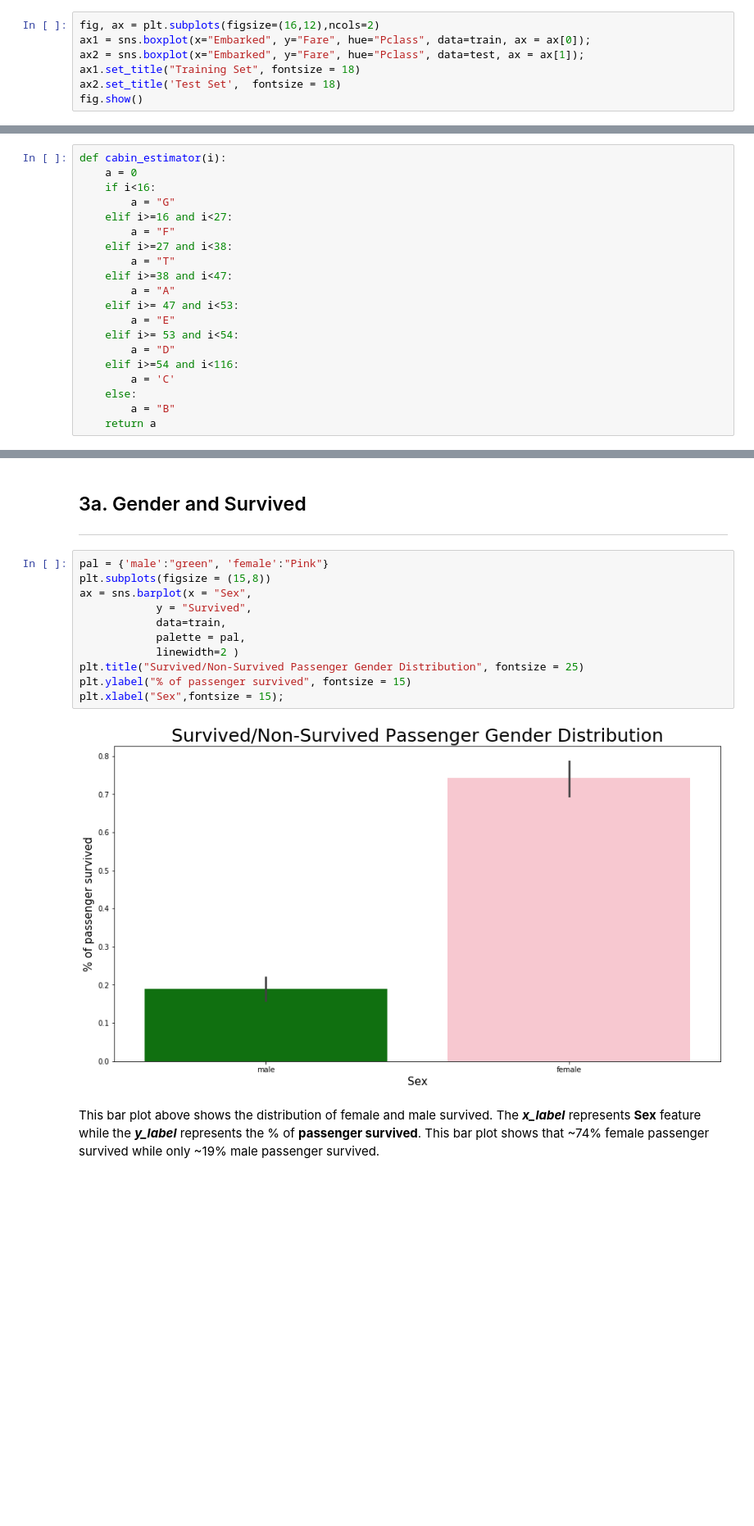
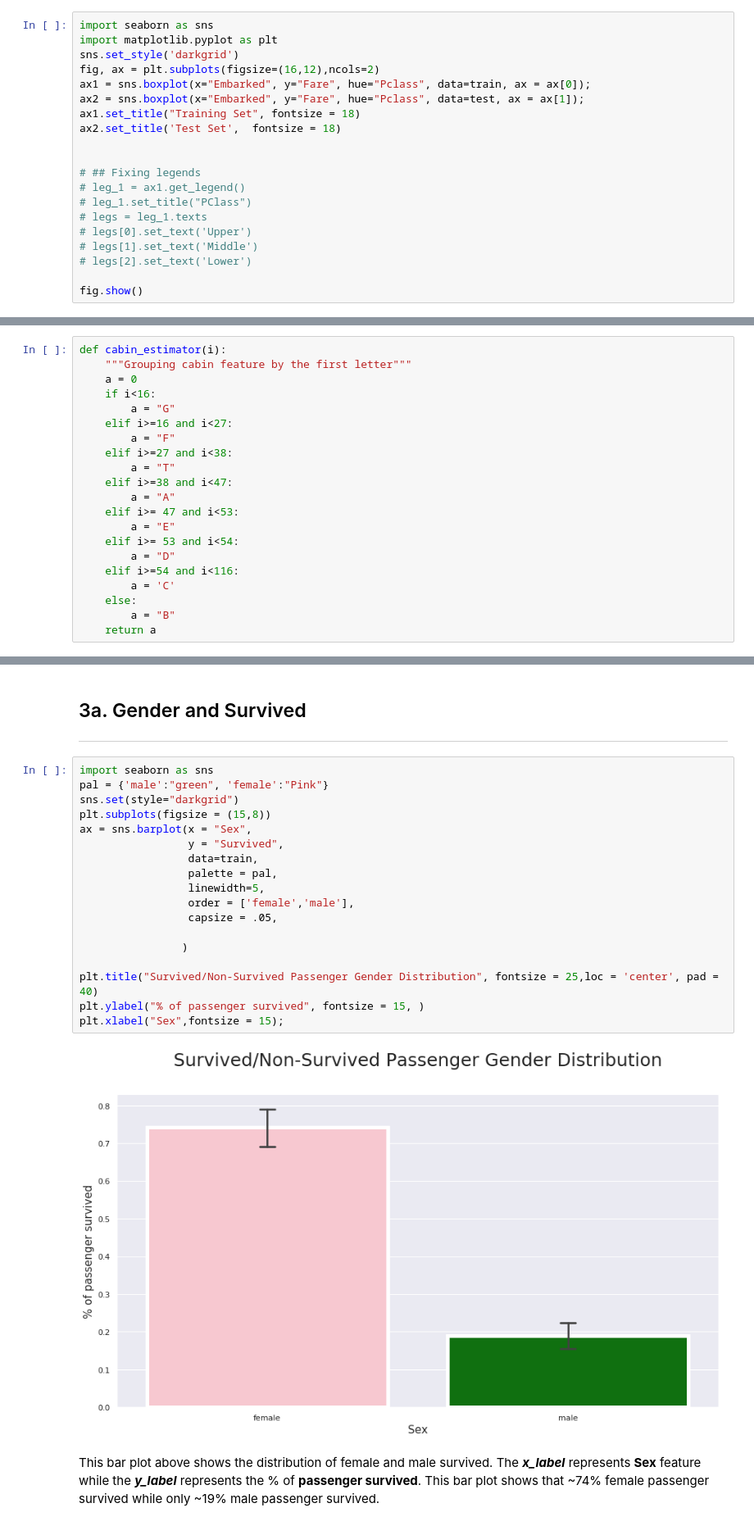
Before and after one commit to masumrumi/Kaggle_Projects, a Jupyter notebook: kernel.ipynb, the cells around one changed output, grey strips where cells are left out. Shown at 82% size. Saved outputs shown, nothing was run; the diff lists cells and outputs as text; blank space fills up the shorter version.

```diff
--- a/kernel.ipynb
+++ b/kernel.ipynb
@@ -353,10 +302,23 @@ train[train.Embarked.isnull()]
 # %% [markdown]
 We may be able to solve these two missing values by looking at other independent variables of the two raws. Both passengers paid a fare of $80, are of Pclass 1 and female Sex. Let's see how the **Fare** is distributed among all **Pclass** and **Embarked** feature values
 # %%
+import seaborn as sns
+import matplotlib.pyplot as plt
+sns.set_style('darkgrid')
 fig, ax = plt.subplots(figsize=(16,12),ncols=2)
 ax1 = sns.boxplot(x="Embarked", y="Fare", hue="Pclass", data=train, ax = ax[0]);
 ax2 = sns.boxplot(x="Embarked", y="Fare", hue="Pclass", data=test, ax = ax[1]);
 ax1.set_title("Training Set", fontsize = 18)
 ax2.set_title('Test Set',  fontsize = 18)
+
+
+# ## Fixing legends
+# leg_1 = ax1.get_legend()
+# leg_1.set_title("PClass")
+# legs = leg_1.texts
+# legs[0].set_text('Upper')
+# legs[1].set_text('Middle')
+# legs[2].set_text('Lower')
+
 fig.show()
 # %% [output]
@@ -420,6 +412,7 @@ Name: Fare, dtype: float64
 Now, these means can help us determine the unknown cabins, if we compare each unknown cabin rows with the given mean's above. Let's write a simple function so that we can give cabin names based on the means.
 # %%
 def cabin_estimator(i):
+    """Grouping cabin feature by the first letter"""
     a = 0
     if i<16:
         a = "G"
@@ -499,18 +496,25 @@ Now, let's see how the features are related to each other by creating some visua
 <a id="gender_and_survived"></a>
 ***
 # %%
+import seaborn as sns
 pal = {'male':"green", 'female':"Pink"}
+sns.set(style="darkgrid")
 plt.subplots(figsize = (15,8))
 ax = sns.barplot(x = "Sex",
-            y = "Survived",
-            data=train,
-            palette = pal,
-            linewidth=2 )
-plt.title("Survived/Non-Survived Passenger Gender Distribution", fontsize = 25)
-plt.ylabel("% of passenger survived", fontsize = 15)
+                 y = "Survived",
+                 data=train,
+                 palette = pal,
+                 linewidth=5,
+                 order = ['female','male'],
+                 capsize = .05,
+
+                )
+
+plt.title("Survived/Non-Survived Passenger Gender Distribution", fontsize = 25,loc = 'center', pad = 40)
+plt.ylabel("% of passenger survived", fontsize = 15, )
 plt.xlabel("Sex",fontsize = 15);
 # %% [output]
-[figure, old version]
+[figure, new version]
 # %% [markdown]
 This bar plot above shows the distribution of female and male survived. The ***x_label*** represents **Sex** feature while the ***y_label*** represents the % of **passenger survived**. This bar plot shows that ~74% female passenger survived while only ~19% male passenger survived.
 # %%
```
Also changed, not shown: parts of 214 cells of this notebook, 39 other files.
